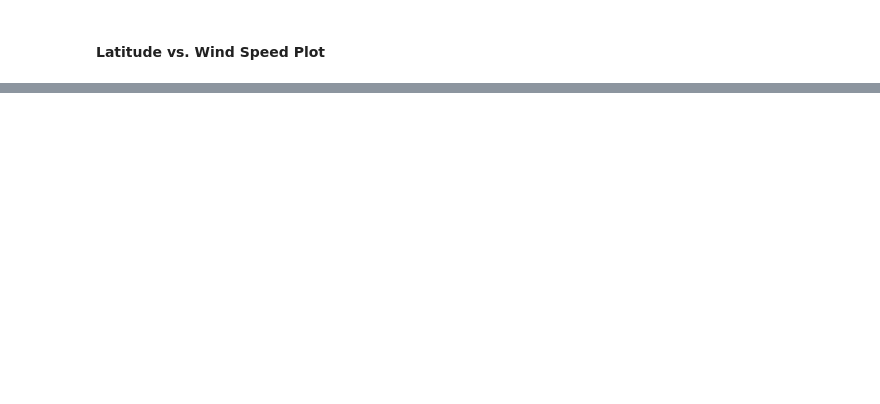
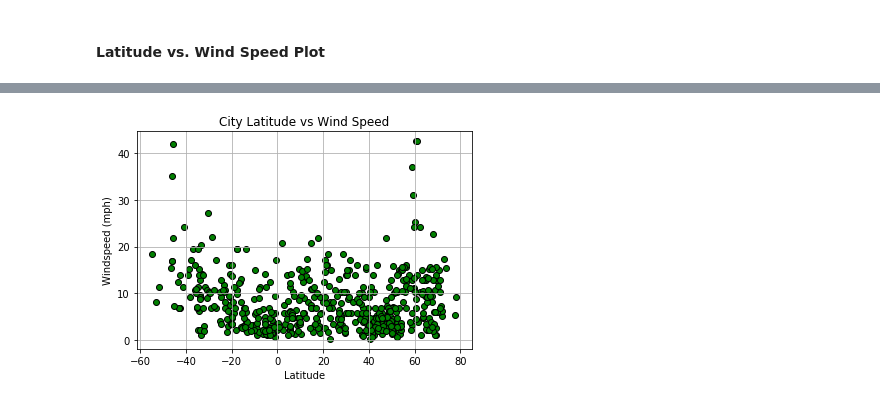
Before and after one commit to meppps/Python-Api-Challenge, a Jupyter notebook: WeatherPy.ipynb, the cells around one changed output, grey strips where cells are left out. Drawn from its saved outputs; the diff is of its cells as text; code cells hidden in the pictures; blank space fills up the shorter version.

```diff
--- a/WeatherPy.ipynb
+++ b/WeatherPy.ipynb
@@ -244,0 +197,9 @@ maxTemps
+# %%
+plt.scatter(df['Lat'],df['Wind Speed'],color='green',edgecolors='black')
+plt.title('City Latitude vs Wind Speed')
+plt.xlabel('Latitude')
+plt.ylabel('Windspeed (mph)')
+plt.grid()
+plt.savefig('Images/Wind.png')
+# %% [output]
+[figure, added]
```
Also changed, not shown: parts of 15 cells of this notebook, 5 other files.
